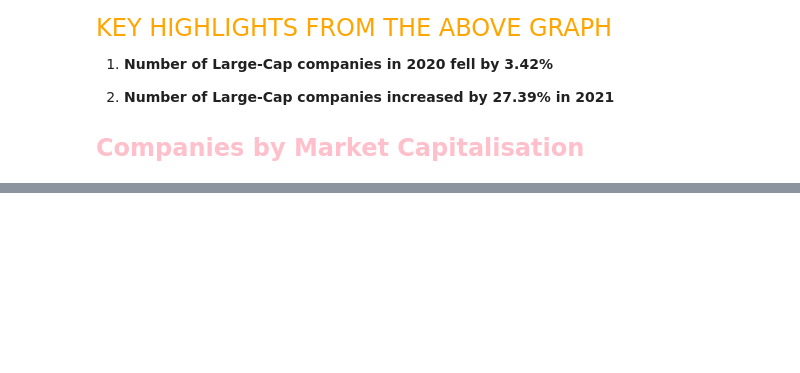
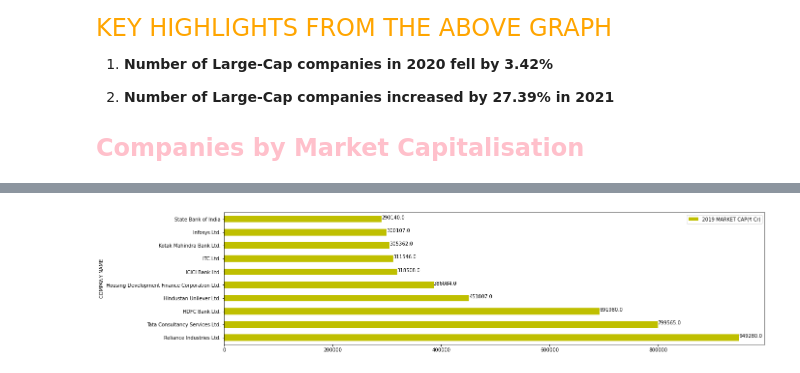
Before and after one commit to Lester-723/Data-Analytics-Projects-, a Jupyter notebook: economic_times_project.ipynb, the cells around one changed output, grey strips where cells are left out. Saved outputs shown, nothing was run; the diff lists cells and outputs as text; code cells hidden in the pictures; blank space fills up the shorter version.

```diff
--- a/economic_times_project.ipynb
+++ b/economic_times_project.ipynb
@@ -498,0 +493,6 @@ fig.show()
+# %%
+reports["ET_REPORT_2019"].nlargest(10,"2019 MARKET CAP(₹ Cr)")[["COMPANY NAME", "2019 MARKET CAP(₹ Cr)"]].set_index("COMPANY NAME").plot(kind="barh",figsize = (20,5), color= "y")
+for i,v in enumerate(reports["ET_REPORT_2019"].nlargest(10,"2019 MARKET CAP(₹ Cr)")["2019 MARKET CAP(₹ Cr)"]):
+    plt.text(v,i,str(v), ha ="left")
+# %% [output]
+[figure, added]
```
Also changed, not shown: parts of 8 cells of this notebook.
